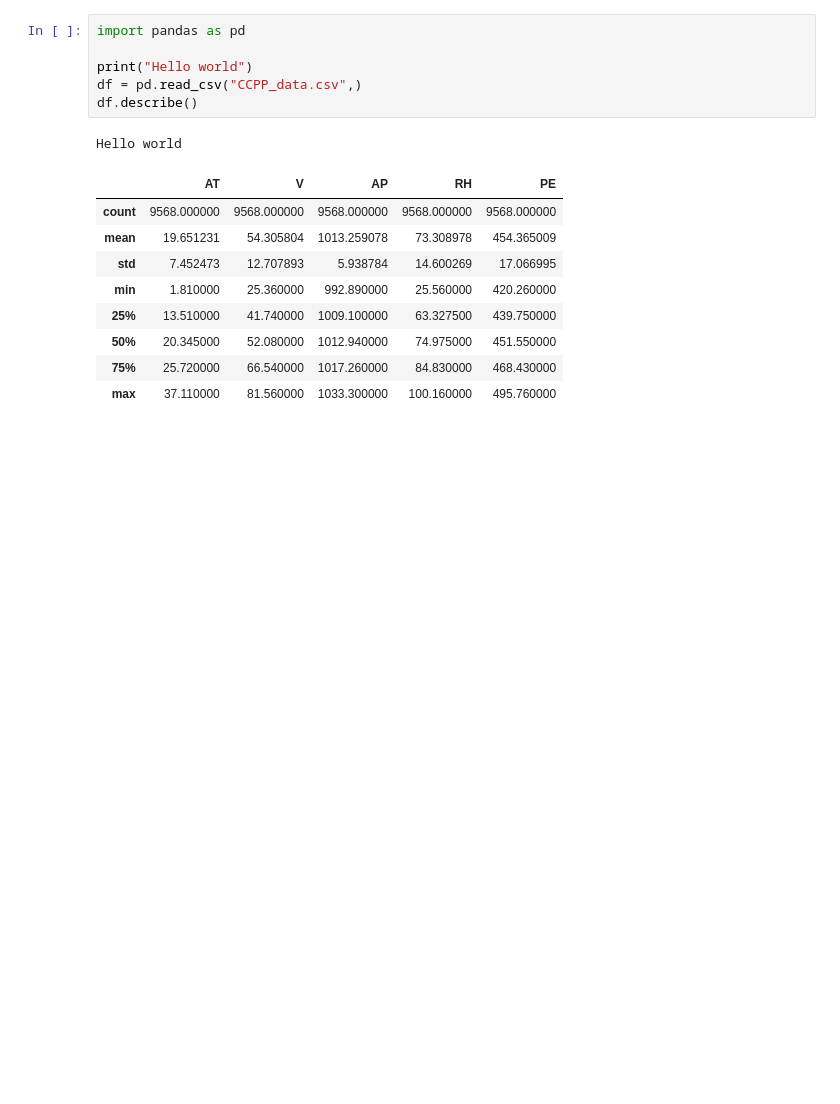
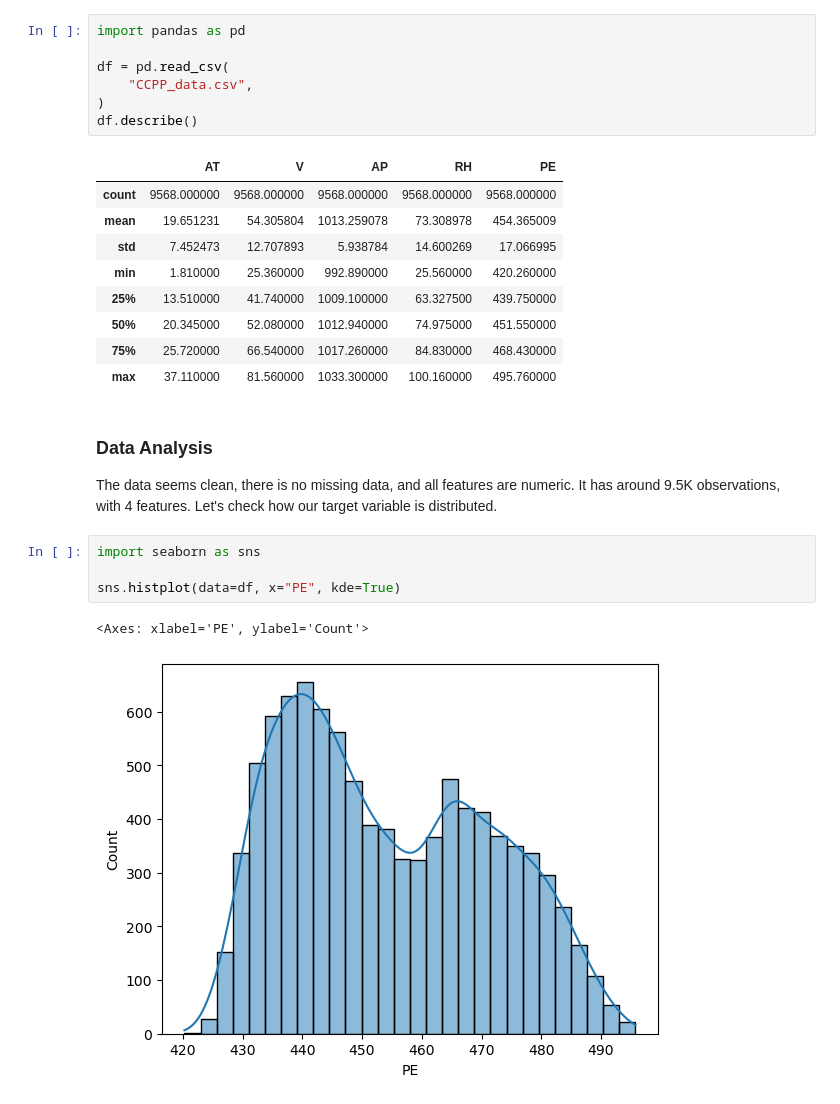
Before and after one commit to arsandov/case_studies, a Jupyter notebook: combined_cycle_power_plant_energy_production/analysis.ipynb, the cells around one changed output. Drawn from its saved outputs; the diff is of its cells as text; blank space fills up the shorter version.

Commit message:
Data analysis and simple prediction model

```diff
--- a/combined_cycle_power_plant_energy_production/analysis.ipynb
+++ b/combined_cycle_power_plant_energy_production/analysis.ipynb
@@ -1,11 +6,11 @@
 # %%
 import pandas as pd
 
-print("Hello world")
-df = pd.read_csv("CCPP_data.csv",)
+df = pd.read_csv(
+    "CCPP_data.csv",
+)
 df.describe()
 # %% [output]
-Hello world
 |  | AT | V | AP | RH | PE |
 | count | 9568.000000 | 9568.000000 | 9568.000000 | 9568.000000 | 9568.000000 |
 | mean | 19.651231 | 54.305804 | 1013.259078 | 73.308978 | 454.365009 |
@@ -15,3 +20,13 @@ Hello world
 | 50% | 20.345000 | 52.080000 | 1012.940000 | 74.975000 | 451.550000 |
 | 75% | 25.720000 | 66.540000 | 1017.260000 | 84.830000 | 468.430000 |
 | max | 37.110000 | 81.560000 | 1033.300000 | 100.160000 | 495.760000 |
+# %% [markdown]
+### Data Analysis
+The data seems clean, there is no missing data, and all features are numeric. It has around 9.5K observations, with 4 features. Let's check how our target variable is distributed.
+# %%
+import seaborn as sns
+
+sns.histplot(data=df, x="PE", kde=True)
+# %% [output]
+<Axes: xlabel='PE', ylabel='Count'>
+[figure, added]
```
Also changed, not shown: parts of 9 cells of this notebook.
